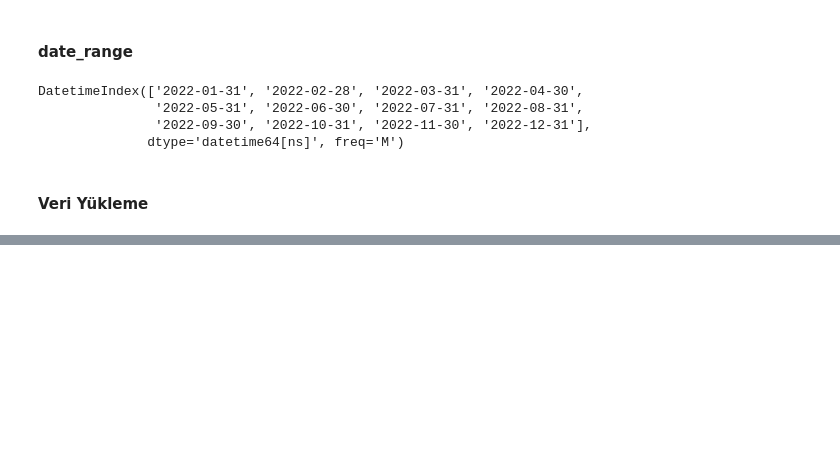
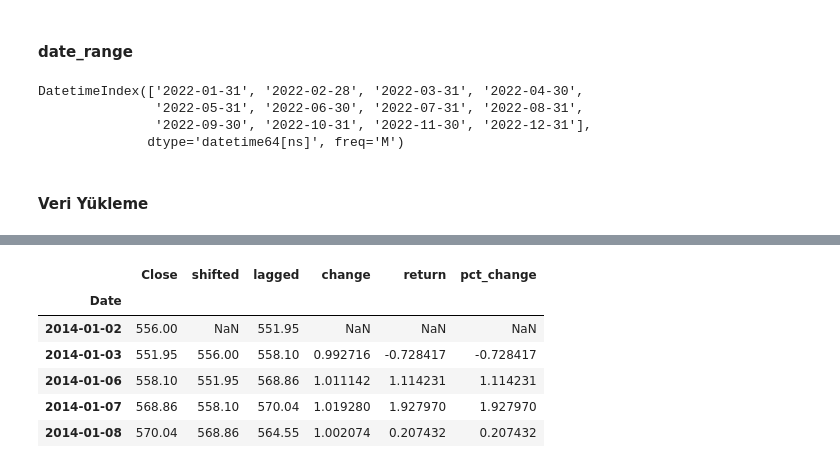
Before and after one commit to ibrahimediz/timeseriesanalysandforecasting0712_1112_23, a Jupyter notebook: Dokumanlar/01_ManipulateData.ipynb, the cells around one changed output, grey strips where cells are left out. Cells and saved outputs as stored; diff of their text form; code cells hidden in the pictures; blank space fills up the shorter version.

```diff
--- a/Dokumanlar/01_ManipulateData.ipynb
+++ b/Dokumanlar/01_ManipulateData.ipynb
@@ -41,0 +128,3 @@ DatetimeIndex(['2022-01-31', '2022-02-28', '2022-03-31', '2022-04-30',
+# %%
+google = google.asfreq('B')
+google.info()
@@ -41,0 +143,3 @@ DatetimeIndex(['2022-01-31', '2022-02-28', '2022-03-31', '2022-04-30',
+# %%
+google["shifted"] = google.Close.shift()
+google.head()
@@ -41,0 +154,3 @@ DatetimeIndex(['2022-01-31', '2022-02-28', '2022-03-31', '2022-04-30',
+# %%
+google["lagged"] = google.Close.shift(periods=-1)
+google.tail(3)
@@ -41,0 +163,4 @@ DatetimeIndex(['2022-01-31', '2022-02-28', '2022-03-31', '2022-04-30',
+# %%
+google["change"] = google.Close.div(google.shifted)
+google["return"] = google.change.sub(1).mul(100)
+google.head(3)
@@ -41,0 +173,11 @@ DatetimeIndex(['2022-01-31', '2022-02-28', '2022-03-31', '2022-04-30',
+# %%
+google["pct_change"] = google.Close.pct_change().mul(100)
+google.head()
+# %% [output]
+|  | Close | shifted | lagged | change | return | pct_change |
+| Date |  |  |  |  |  |  |
+| 2014-01-02 | 556.00 | NaN | 551.95 | NaN | NaN | NaN |
+| 2014-01-03 | 551.95 | 556.00 | 558.10 | 0.992716 | -0.728417 | -0.728417 |
+| 2014-01-06 | 558.10 | 551.95 | 568.86 | 1.011142 | 1.114231 | 1.114231 |
+| 2014-01-07 | 568.86 | 558.10 | 570.04 | 1.019280 | 1.927970 | 1.927970 |
+| 2014-01-08 | 570.04 | 568.86 | 564.55 | 1.002074 | 0.207432 | 0.207432 |
```
Also changed, not shown: parts of 18 cells of this notebook, 15 other files.
